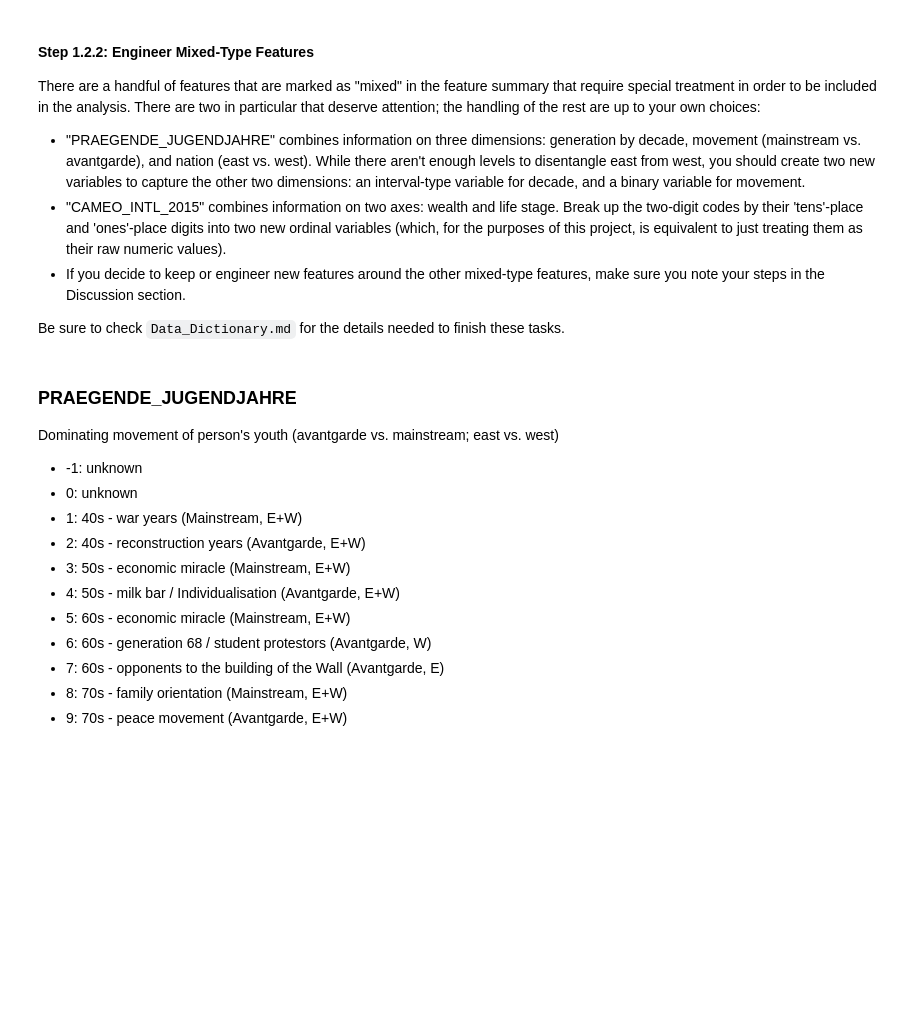
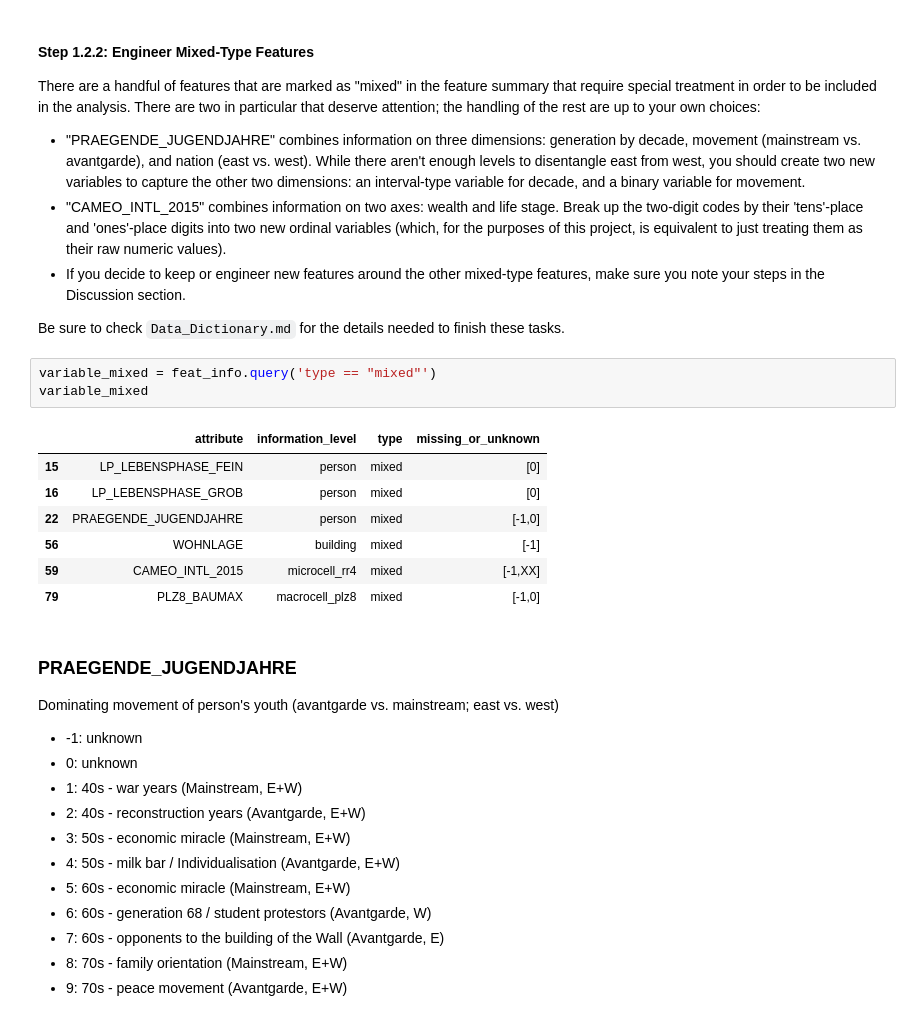
Before and after one commit to Jeet-Mav-zz/Udacity-ML-Introduction-nd, a Jupyter notebook: Creating Customer Segments with Arvato/Identify_Customer_Segments.ipynb, the cells around one changed output. Drawn from its saved outputs; the diff is of its cells as text; blank space fills up the shorter version.

```diff
--- a/Creating Customer Segments with Arvato/Identify_Customer_Segments.ipynb
+++ b/Creating Customer Segments with Arvato/Identify_Customer_Segments.ipynb
@@ -498,6 +500,17 @@ There are a handful of features that are marked as "mixed" in the feature summar
 - If you decide to keep or engineer new features around the other mixed-type features, make sure you note your steps in the Discussion section.
 
 Be sure to check `Data_Dictionary.md` for the details needed to finish these tasks.
+# %%
+variable_mixed = feat_info.query('type == "mixed"')
+variable_mixed
+# %% [output]
+|  | attribute | information_level | type | missing_or_unknown |
+| 15 | LP_LEBENSPHASE_FEIN | person | mixed | [0] |
+| 16 | LP_LEBENSPHASE_GROB | person | mixed | [0] |
+| 22 | PRAEGENDE_JUGENDJAHRE | person | mixed | [-1,0] |
+| 56 | WOHNLAGE | building | mixed | [-1] |
+| 59 | CAMEO_INTL_2015 | microcell_rr4 | mixed | [-1,XX] |
+| 79 | PLZ8_BAUMAX | macrocell_plz8 | mixed | [-1,0] |
 # %% [markdown]
 ### PRAEGENDE_JUGENDJAHRE
 Dominating movement of person's youth (avantgarde vs. mainstream; east vs. west)
```
Also changed, not shown: parts of 21 cells of this notebook.
